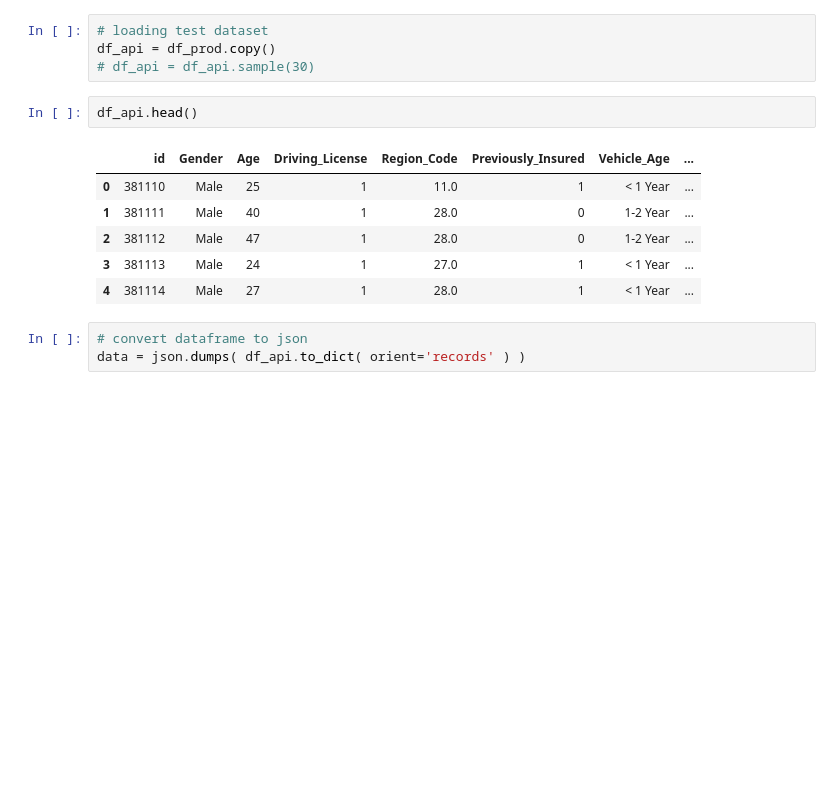
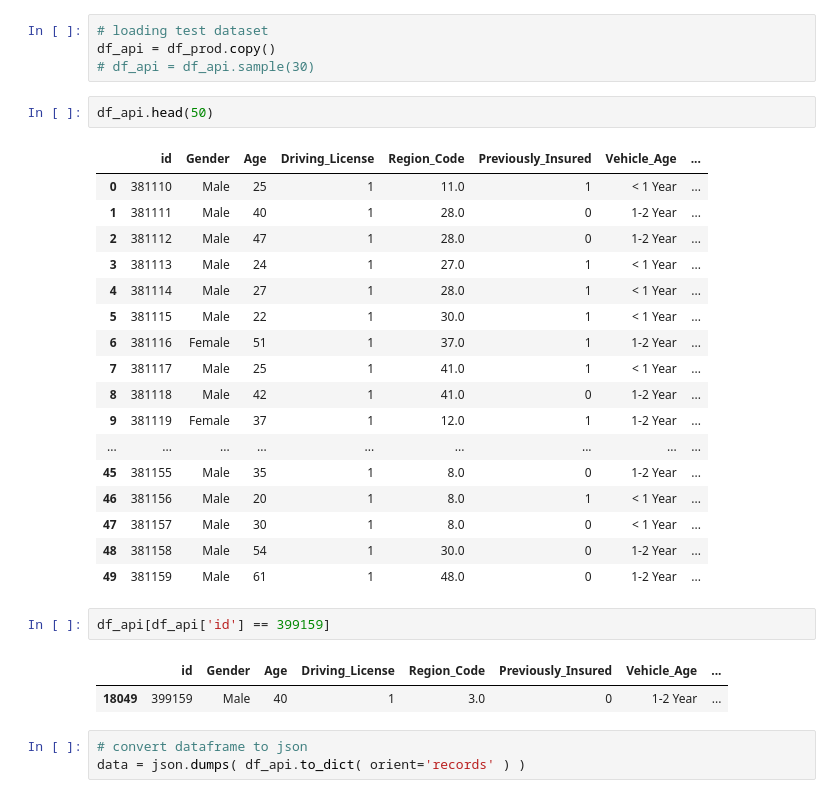
Before and after one commit to feliperastelli/FR_Health_Insurance_Cross_Sell, a Jupyter notebook: 2.0.fdr_health_insurance_cross_sell.ipynb, the cells around one changed output. Saved outputs shown, nothing was run; the diff lists cells and outputs as text; blank space fills up the shorter version.

```diff
--- a/2.0.fdr_health_insurance_cross_sell.ipynb
+++ b/2.0.fdr_health_insurance_cross_sell.ipynb
@@ -1733,14 +1785,30 @@ if __name__ == '__main__':
 df_api = df_prod.copy()
 # df_api = df_api.sample(30)
 # %%
-df_api.head()
+df_api.head(50)
 # %% [output]
 |  | id | Gender | Age | Driving_License | Region_Code | Previously_Insured | Vehicle_Age | ... |
 | 0 | 381110 | Male | 25 | 1 | 11.0 | 1 | < 1 Year | ... |
 | 1 | 381111 | Male | 40 | 1 | 28.0 | 0 | 1-2 Year | ... |
 | 2 | 381112 | Male | 47 | 1 | 28.0 | 0 | 1-2 Year | ... |
 | 3 | 381113 | Male | 24 | 1 | 27.0 | 1 | < 1 Year | ... |
 | 4 | 381114 | Male | 27 | 1 | 28.0 | 1 | < 1 Year | ... |
+| 5 | 381115 | Male | 22 | 1 | 30.0 | 1 | < 1 Year | ... |
+| 6 | 381116 | Female | 51 | 1 | 37.0 | 1 | 1-2 Year | ... |
+| 7 | 381117 | Male | 25 | 1 | 41.0 | 1 | < 1 Year | ... |
+| 8 | 381118 | Male | 42 | 1 | 41.0 | 0 | 1-2 Year | ... |
+| 9 | 381119 | Female | 37 | 1 | 12.0 | 1 | 1-2 Year | ... |
+| ... | ... | ... | ... | ... | ... | ... | ... | ... |
+| 45 | 381155 | Male | 35 | 1 | 8.0 | 0 | 1-2 Year | ... |
+| 46 | 381156 | Male | 20 | 1 | 8.0 | 1 | < 1 Year | ... |
+| 47 | 381157 | Male | 30 | 1 | 8.0 | 0 | < 1 Year | ... |
+| 48 | 381158 | Male | 54 | 1 | 30.0 | 0 | 1-2 Year | ... |
+| 49 | 381159 | Male | 61 | 1 | 48.0 | 0 | 1-2 Year | ... |
+# %%
+df_api[df_api['id'] == 399159]
+# %% [output]
+|  | id | Gender | Age | Driving_License | Region_Code | Previously_Insured | Vehicle_Age | ... |
+| 18049 | 399159 | Male | 40 | 1 | 3.0 | 0 | 1-2 Year | ... |
 # %%
 # convert dataframe to json
 data = json.dumps( df_api.to_dict( orient='records' ) )
```
Also changed, not shown: parts of 26 cells of this notebook.
